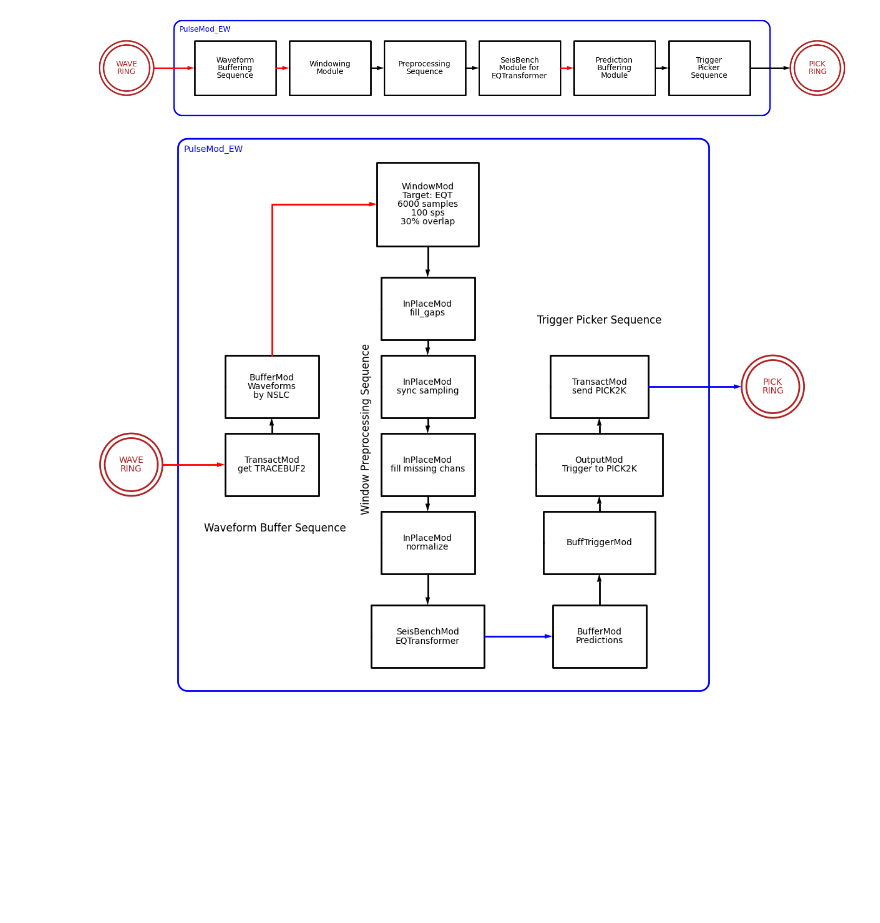
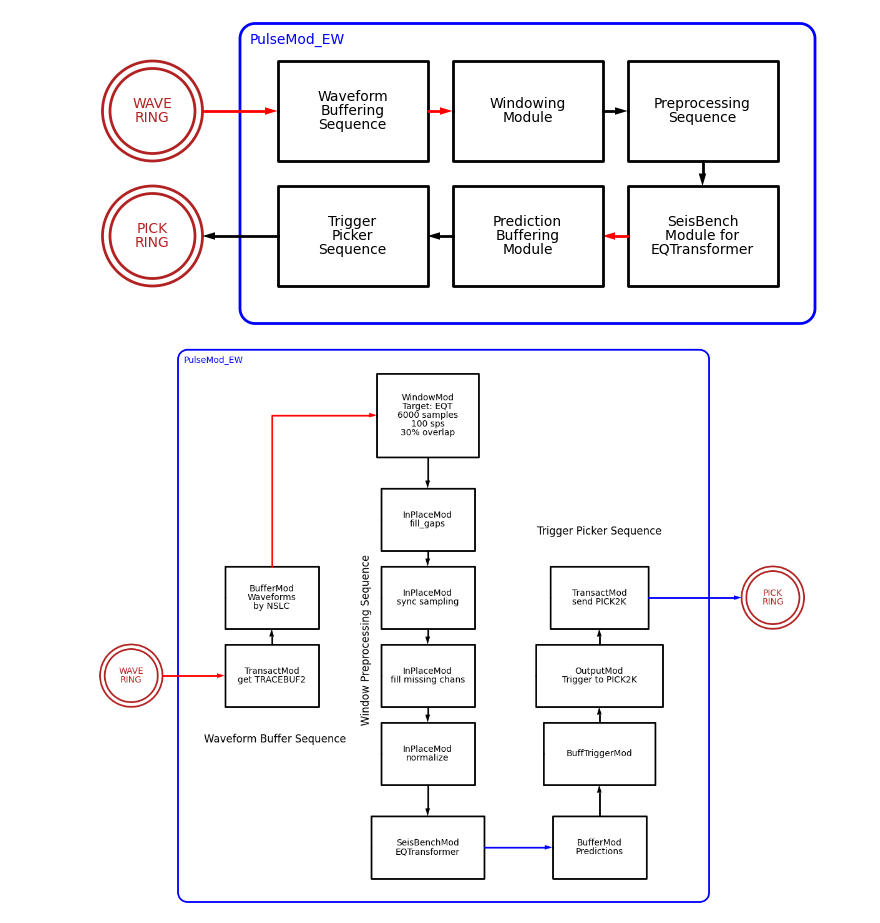
Before and after one commit to pnsn/Ayahos, a Jupyter notebook: diagrams/ANSS_schemdraw_PFDs.ipynb, the cells around one changed output. Cells and saved outputs as stored; diff of their text form; code cells hidden in the pictures; blank space fills up the shorter version.

Commit message:
Add live example diagram

```diff
--- a/diagrams/ANSS_schemdraw_PFDs.ipynb
+++ b/diagrams/ANSS_schemdraw_PFDs.ipynb
@@ -59,38 +63,38 @@ with Drawing() as B:
 
     wr = flow.StateEnd(r=1).label('WAVE\nRING').color('firebrick').fill('white')
     # wr.fill('lightgreen')
     flow.Arrow().right(B.unit*3).color('red').at(wr.E)
     # flow.Arrow().theta(-30).length(A.unit*3).at(wr.SE)
     with B.container() as PM:
         PM.color('blue')
         PM.label('PulseMod_EW')
         # PM.fill('white')
         wfbuffseq = flow.Process(w=3).label('Waveform\nBuffering\nSequence').color('black')
         flow.Arrow().right().at(wfbuffseq.E).color('red')
         windmod = flow.Process(w=3).label('Windowing\nModule').color('black')
         flow.Arrow().right().at(windmod.E)
         pprocseq = flow.Process(w=3).label('Preprocessing\nSequence').color('black')
-        flow.Arrow().right().at(pprocseq.E)
+        flow.Arrow().down().at(pprocseq.S)
         sbmod = flow.Process(w=3).label('SeisBench\nModule for\nEQTransformer').color('black')
-        flow.Arrow().right().color('red')
+        flow.Arrow().left().color('red').at(sbmod.W)
         prbuffmod = flow.Process(w=3).label('Prediction\nBuffering\nModule').color('black')#.at((13, 3.5))
-        flow.Arrow().right().at(prbuffmod.E)
+        flow.Arrow().left().at(prbuffmod.W)
         trigger_seq = flow.Process(w=3).label('Trigger\nPicker\nSequence').color('black').fill('white')
 
         # Wires
         # flow.Wire(shape='|-', arrow='->').color('red').at(wfbuffseq.N).to(windmod.W)
         # flow.Wire(shape='c', arrow='->', k=0.2).color('blue').at(sbmod.E).to(prbuffmod.W)
     # pm = flow.RoundProcess().label('PulseMod_EW\napplying\nEQTransformer').color('blue')
-    flow.Arrow().right(B.unit*3).at(trigger_seq.E)#.color('blue')
+    flow.Arrow().left(B.unit*3).at(trigger_seq.W)#.color('blue')
     # flow.Arrow().theta(210).length(A.unit*3).at(pm.SW)
     pr = flow.StateEnd(r=1).label('PICK\nRING')
     pr.color('firebrick')
     pr.fill('white')
 
 
     B.save('./ANSS_presentation_MOD_PULSE_level2view.png',dpi=120)
 # %% [output]
-[figure, old version]
+[figure, new version]
 # %%
 with Drawing() as C:
     C.config(fontsize=10, unit=0.5)
```
Also changed, not shown: parts of 4 cells of this notebook.
